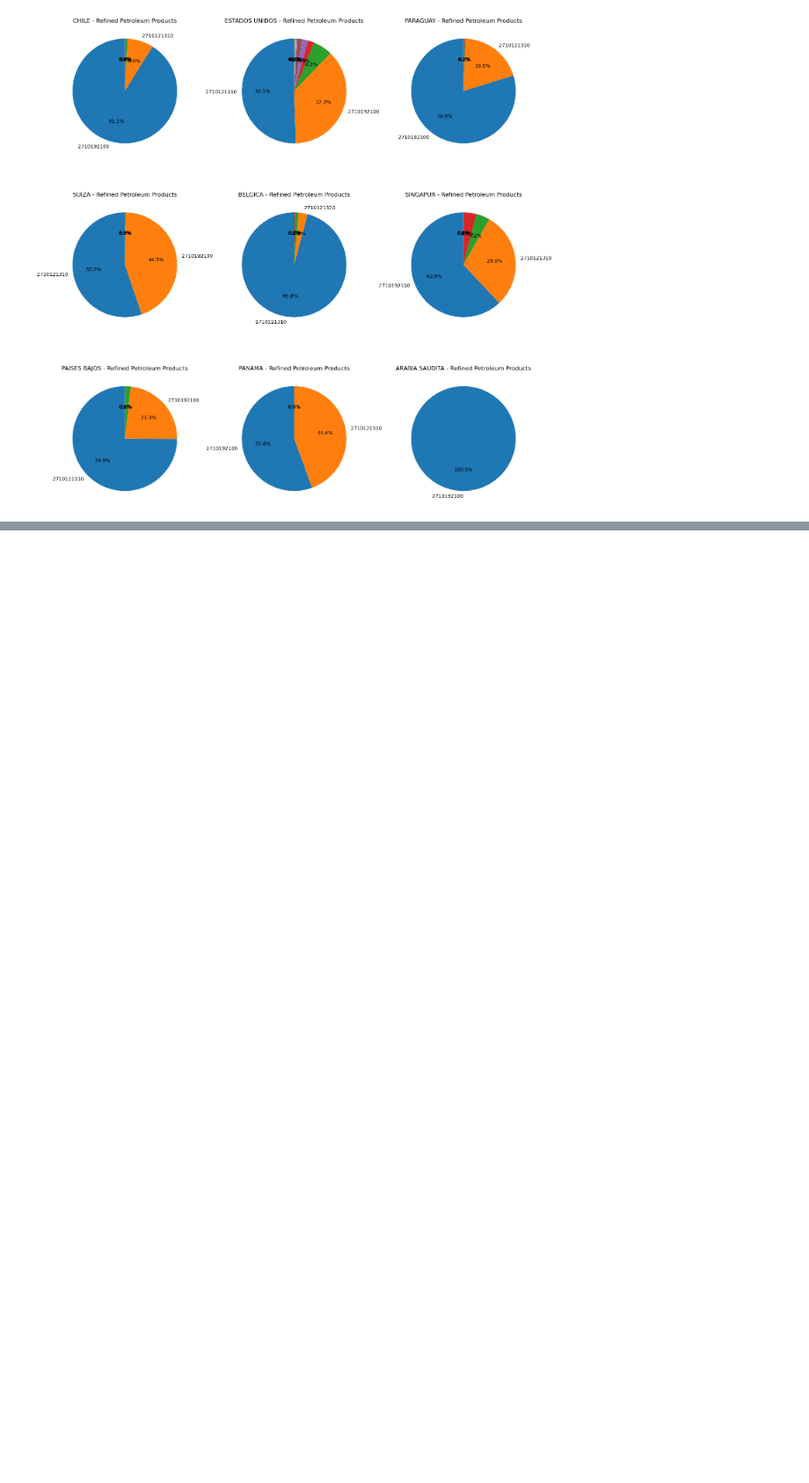
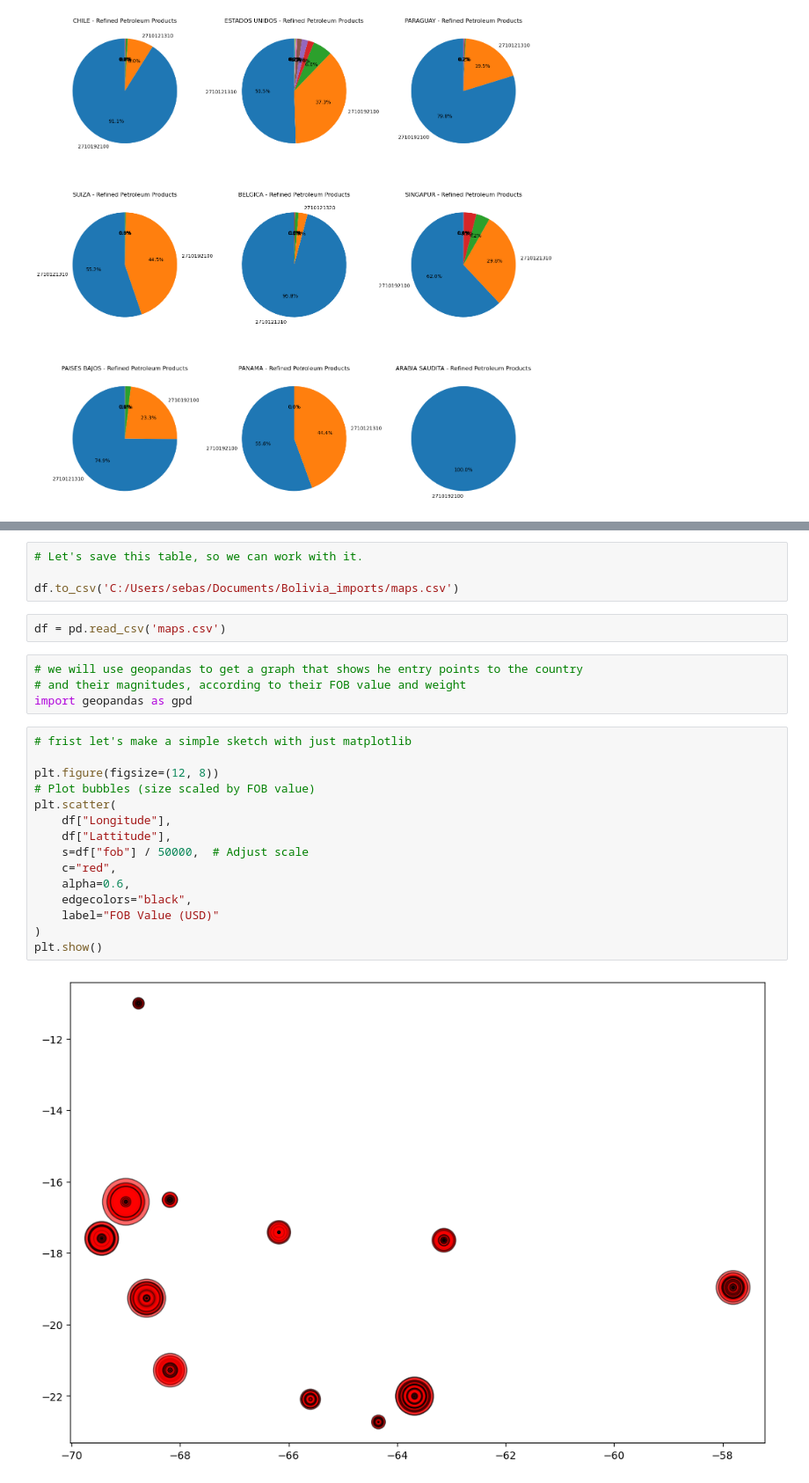
Before and after one commit to serafa11/Bolivia_imports, a Jupyter notebook: Bolivia Five years of imports .ipynb, the cells around one changed output, grey strips where cells are left out. Shown at 88% size. Saved outputs shown, nothing was run; the diff lists cells and outputs as text; blank space fills up the shorter version.

```diff
--- a/Bolivia Five years of imports .ipynb
+++ b/Bolivia Five years of imports .ipynb
@@ -730,0 +855,27 @@ plt.show()
+# %%
+# Let's save this table, so we can work with it.
+
+df.to_csv('C:/Users/sebas/Documents/Bolivia_imports/maps.csv')
+# %%
+df = pd.read_csv('maps.csv')
+# %%
+# we will use geopandas to get a graph that shows he entry points to the country
+# and their magnitudes, according to their FOB value and weight
+import geopandas as gpd
+# %%
+# frist let's make a simple sketch with just matplotlib
+
+plt.figure(figsize=(12, 8))
+# Plot bubbles (size scaled by FOB value)
+plt.scatter(
+    df["Longitude"],
+    df["Lattitude"],
+    s=df["fob"] / 50000,  # Adjust scale
+    c="red",
+    alpha=0.6,
+    edgecolors="black",
+    label="FOB Value (USD)"
+)
+plt.show()
+# %% [output]
+[figure, added]
```
Also changed, not shown: parts of 17 cells of this notebook.
